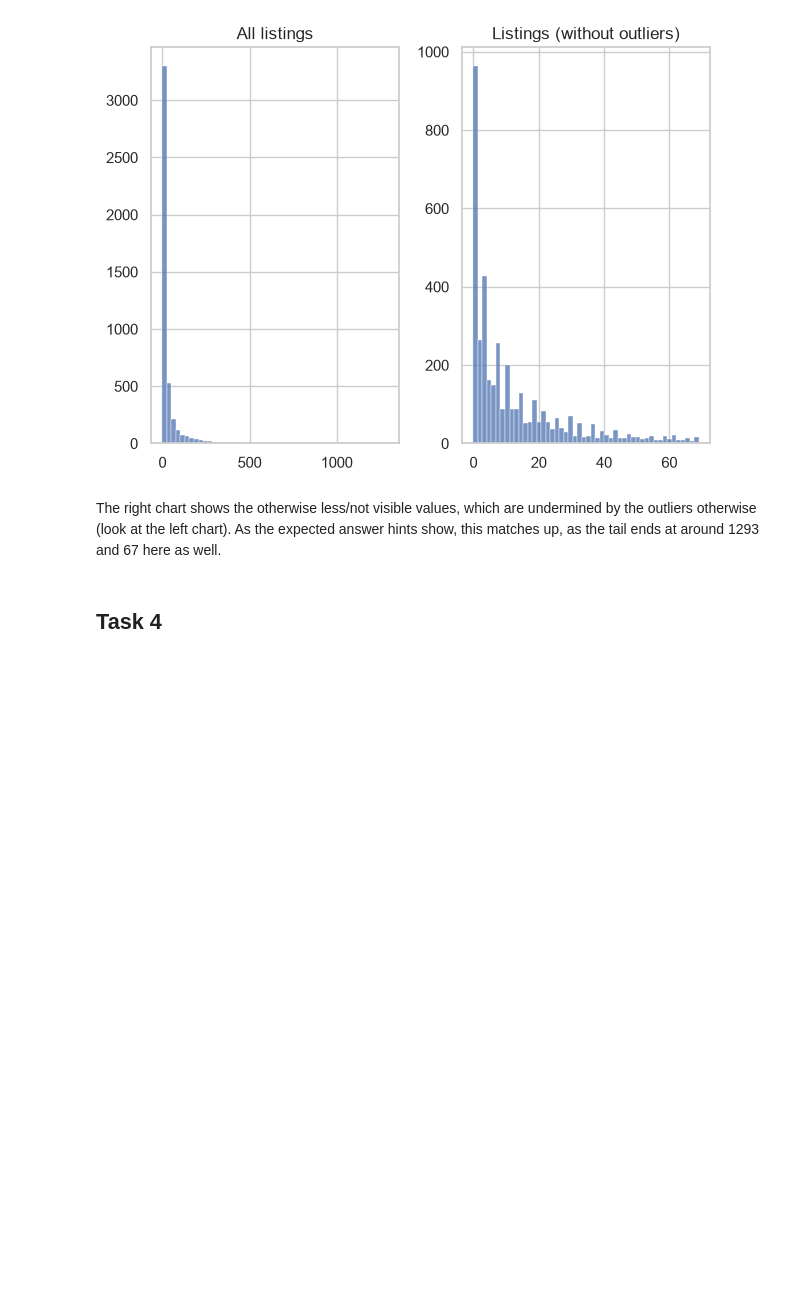
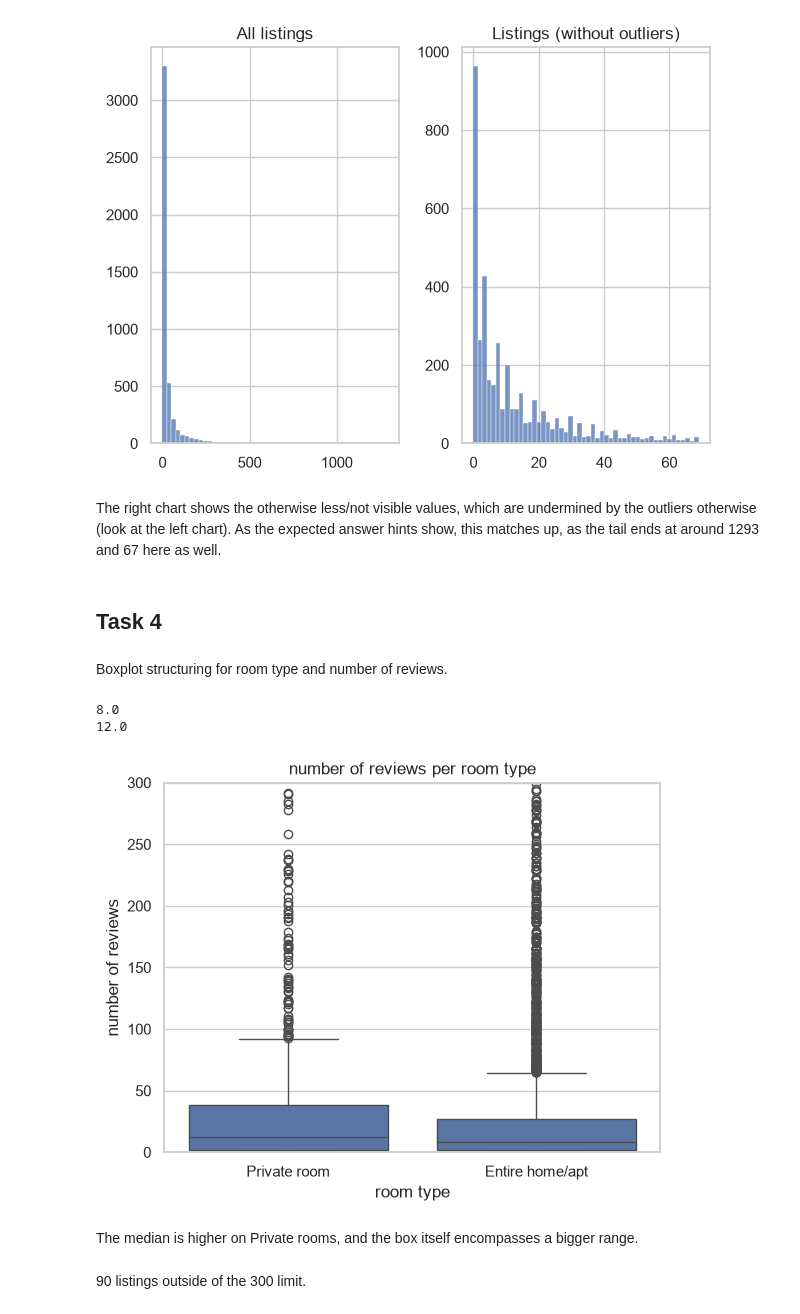
Before and after one commit to hotelFabie/LabComposition, a Jupyter notebook: Analysis & Visualization/Lab 7/lab7.ipynb, the cells around one changed output. Drawn from its saved outputs; the diff is of its cells as text; code cells hidden in the pictures; blank space fills up the shorter version.

Commit message:
data analysis lab 7 part 1 task 4.

```diff
--- a/Analysis & Visualization/Lab 7/lab7.ipynb
+++ b/Analysis & Visualization/Lab 7/lab7.ipynb
@@ -130,3 +130,31 @@ The right chart shows the otherwise less/not visible values, which are undermine
 As the expected answer hints show, this matches up, as the tail ends at around 1293 and 67 here as well.
 # %% [markdown]
 ## Task 4
+# %% [markdown]
+Boxplot structuring for room type and number of reviews.
+# %%
+types_of_interest = listings[listings['room_type'].isin(['Entire home/apt', 'Private room'])]
+
+#Medians being 8 and 12
+print(listings[listings['room_type'] == 'Entire home/apt']['number_of_reviews'].median())
+print(listings[listings['room_type'] == 'Private room']['number_of_reviews'].median())
+# %% [output]
+8.0
+12.0
+# %%
+fig, ax = plt.subplots()
+
+sns.boxplot(data=types_of_interest, x='room_type', y='number_of_reviews', ax=ax)
+
+ax.set_ylim(0, 300)
+ax.set_title('number of reviews per room type')
+ax.set_xlabel('room type')
+ax.set_ylabel('number of reviews')
+
+plt.show()
+# %% [output]
+[figure, added]
+# %% [markdown]
+The median is higher on Private rooms, and the box itself encompasses a bigger range.
+# %% [markdown]
+90 listings outside of the 300 limit.
```
Also changed, not shown: parts of 2 cells of this notebook.
